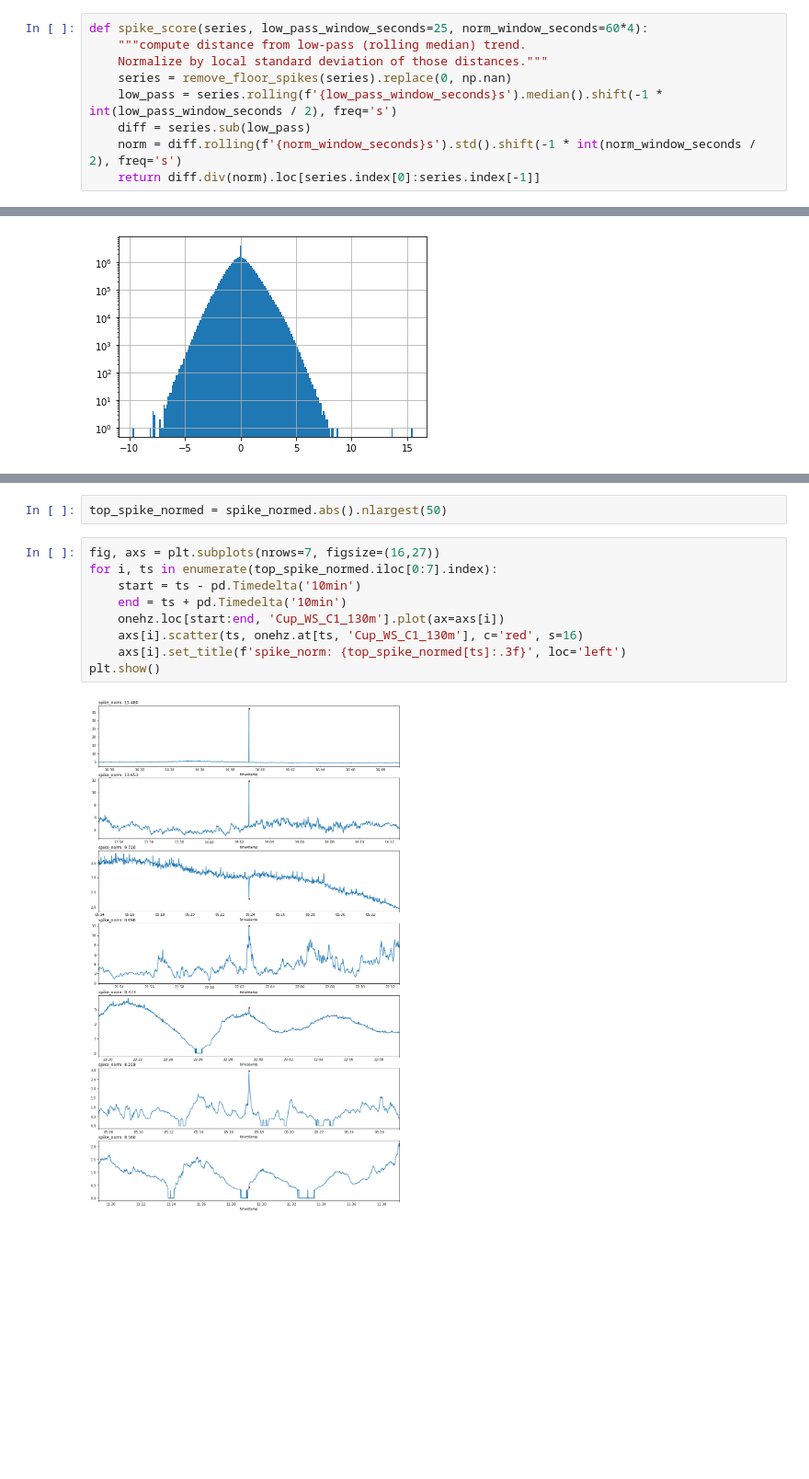
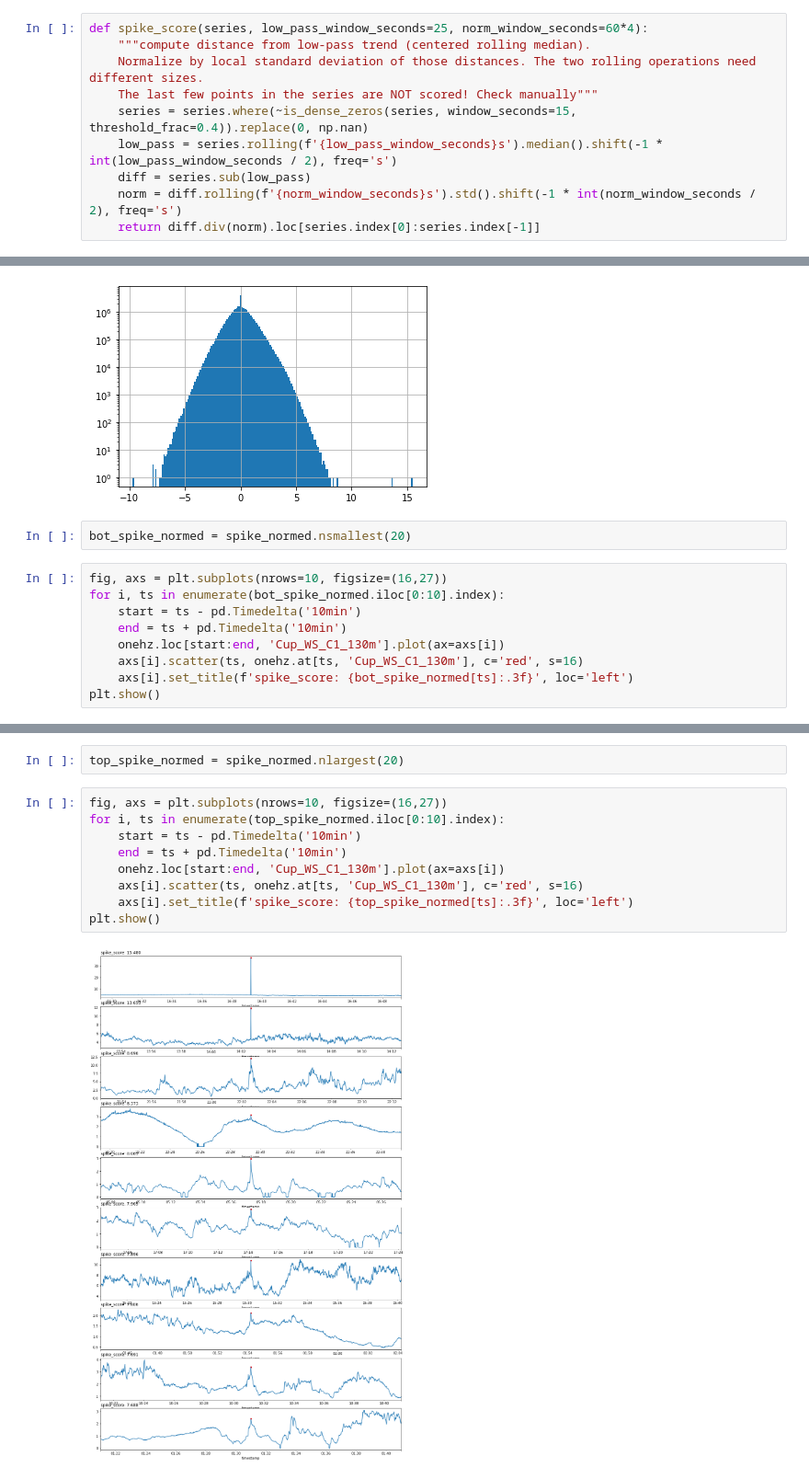
Before and after one commit to TrentonBush/turbulence_spectra, a Jupyter notebook: notebooks/08_cup_data_cleaning.ipynb, the cells around one changed output, grey strips where cells are left out. Shown at 92% size. Cells and saved outputs as stored; diff of their text form; blank space fills up the shorter version.

```diff
--- a/notebooks/08_cup_data_cleaning.ipynb
+++ b/notebooks/08_cup_data_cleaning.ipynb
@@ -355,8 +537,9 @@ remove_floor_spikes(test, window_seconds=29, thresh=21).plot(figsize=(12,4))
 # %%
 def spike_score(series, low_pass_window_seconds=25, norm_window_seconds=60*4):
-    """compute distance from low-pass (rolling median) trend.
-    Normalize by local standard deviation of those distances."""
-    series = remove_floor_spikes(series).replace(0, np.nan)
+    """compute distance from low-pass trend (centered rolling median).
+    Normalize by local standard deviation of those distances. The two rolling operations need different sizes.
+    The last few points in the series are NOT scored! Check manually"""
+    series = series.where(~is_dense_zeros(series, window_seconds=15, threshold_frac=0.4)).replace(0, np.nan)
     low_pass = series.rolling(f'{low_pass_window_seconds}s').median().shift(-1 * int(low_pass_window_seconds / 2), freq='s')
     diff = series.sub(low_pass)
     norm = diff.rolling(f'{norm_window_seconds}s').std().shift(-1 * int(norm_window_seconds / 2), freq='s')
@@ -368,3 +551,14 @@ spike_normed.hist(bins=200, log=True)
 # %% [output]
 <matplotlib.axes._subplots.AxesSubplot at 0x...>
 [figure]
+# %%
+bot_spike_normed = spike_normed.nsmallest(20)
+# %%
+fig, axs = plt.subplots(nrows=10, figsize=(16,27))
+for i, ts in enumerate(bot_spike_normed.iloc[0:10].index):
+    start = ts - pd.Timedelta('10min')
+    end = ts + pd.Timedelta('10min')
+    onehz.loc[start:end, 'Cup_WS_C1_130m'].plot(ax=axs[i])
+    axs[i].scatter(ts, onehz.at[ts, 'Cup_WS_C1_130m'], c='red', s=16)
+    axs[i].set_title(f'spike_score: {bot_spike_normed[ts]:.3f}', loc='left')
+plt.show()
@@ -371,14 +567,14 @@ spike_normed.hist(bins=200, log=True)
 # %%
-top_spike_normed = spike_normed.abs().nlargest(50)
+top_spike_normed = spike_normed.nlargest(20)
 # %%
-fig, axs = plt.subplots(nrows=7, figsize=(16,27))
-for i, ts in enumerate(top_spike_normed.iloc[0:7].index):
+fig, axs = plt.subplots(nrows=10, figsize=(16,27))
+for i, ts in enumerate(top_spike_normed.iloc[0:10].index):
     start = ts - pd.Timedelta('10min')
     end = ts + pd.Timedelta('10min')
     onehz.loc[start:end, 'Cup_WS_C1_130m'].plot(ax=axs[i])
     axs[i].scatter(ts, onehz.at[ts, 'Cup_WS_C1_130m'], c='red', s=16)
-    axs[i].set_title(f'spike_norm: {top_spike_normed[ts]:.3f}', loc='left')
+    axs[i].set_title(f'spike_score: {top_spike_normed[ts]:.3f}', loc='left')
 plt.show()
 # %% [output]
-[figure, old version]
+[figure, new version]
 # %%
```
Also changed, not shown: parts of 51 cells of this notebook, 2 other files.
